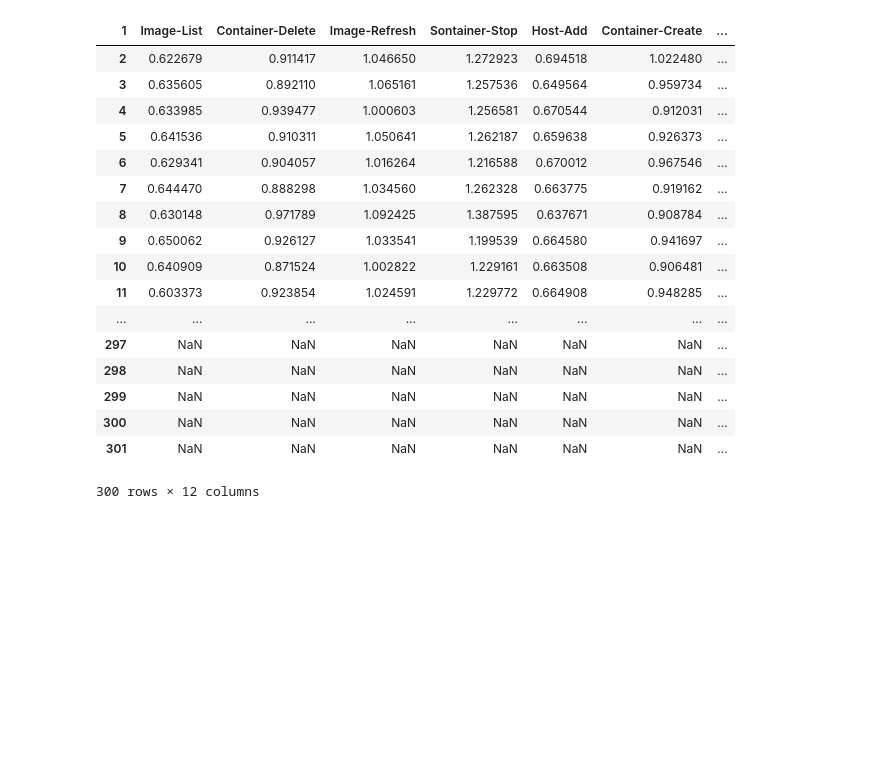
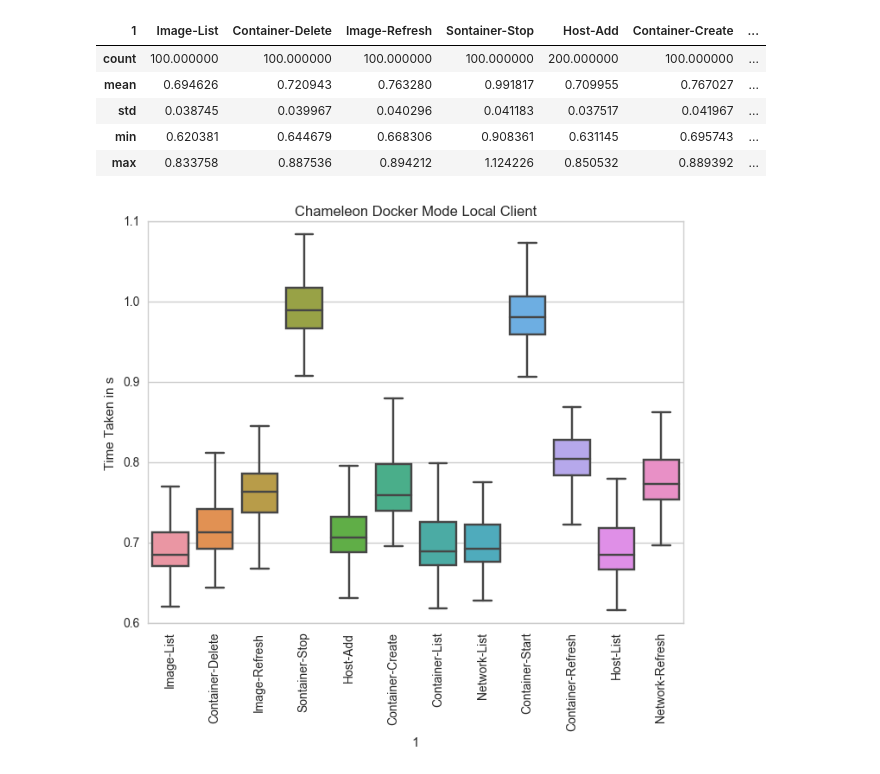
Before and after one commit to cloudmesh/cloudmesh-docker-eve, a Jupyter notebook: benchmark/Benchmark-Plot.ipynb, the cells around one changed output. Saved outputs shown, nothing was run; the diff lists cells and outputs as text; code cells hidden in the pictures; blank space fills up the shorter version.

```diff
--- a/benchmark/Benchmark-Plot.ipynb
+++ b/benchmark/Benchmark-Plot.ipynb
@@ -23,22 +29,20 @@ sns.set_style("whitegrid")
-# %%
-dfplot=df1.T.dropna(how='all')
-dfplot
-# %% [output]
-| 1 | Image-List | Container-Delete | Image-Refresh | Sontainer-Stop | Host-Add | Container-Create | ... |
-| 2 | 0.622679 | 0.911417 | 1.046650 | 1.272923 | 0.694518 | 1.022480 | ... |
-| 3 | 0.635605 | 0.892110 | 1.065161 | 1.257536 | 0.649564 | 0.959734 | ... |
-| 4 | 0.633985 | 0.939477 | 1.000603 | 1.256581 | 0.670544 | 0.912031 | ... |
-| 5 | 0.641536 | 0.910311 | 1.050641 | 1.262187 | 0.659638 | 0.926373 | ... |
-| 6 | 0.629341 | 0.904057 | 1.016264 | 1.216588 | 0.670012 | 0.967546 | ... |
-| 7 | 0.644470 | 0.888298 | 1.034560 | 1.262328 | 0.663775 | 0.919162 | ... |
-| 8 | 0.630148 | 0.971789 | 1.092425 | 1.387595 | 0.637671 | 0.908784 | ... |
-| 9 | 0.650062 | 0.926127 | 1.033541 | 1.199539 | 0.664580 | 0.941697 | ... |
-| 10 | 0.640909 | 0.871524 | 1.002822 | 1.229161 | 0.663508 | 0.906481 | ... |
-| 11 | 0.603373 | 0.923854 | 1.024591 | 1.229772 | 0.664908 | 0.948285 | ... |
-| ... | ... | ... | ... | ... | ... | ... | ... |
-| 297 | NaN | NaN | NaN | NaN | NaN | NaN | ... |
-| 298 | NaN | NaN | NaN | NaN | NaN | NaN | ... |
-| 299 | NaN | NaN | NaN | NaN | NaN | NaN | ... |
-| 300 | NaN | NaN | NaN | NaN | NaN | NaN | ... |
-| 301 | NaN | NaN | NaN | NaN | NaN | NaN | ... |
-300 rows × 12 columns
+# %%
+dfcl = pd.read_csv('docker_all-Chameleon-local-20170422202501.csv', names=list(range(1,500)))
+plt.figure(figsize=(8, 6))
+dfcl=dfcl.set_index(1)
+sns.set_style("whitegrid")
+dfplot=dfcl.T.dropna(how='all')
+sns.set_style("whitegrid")
+ax = sns.boxplot(dfplot,showfliers=False)
+ax.set_xticklabels(list(dfcl.index.values),rotation=90)
+ax.set_ylabel('Time Taken in s')
+sns.plt.title('Chameleon Docker Mode Local Client')
+dfplot.describe().dropna()
+# %% [output]
+| 1 | Image-List | Container-Delete | Image-Refresh | Sontainer-Stop | Host-Add | Container-Create | ... |
+| count | 100.000000 | 100.000000 | 100.000000 | 100.000000 | 200.000000 | 100.000000 | ... |
+| mean | 0.694626 | 0.720943 | 0.763280 | 0.991817 | 0.709955 | 0.767027 | ... |
+| std | 0.038745 | 0.039967 | 0.040296 | 0.041183 | 0.037517 | 0.041967 | ... |
+| min | 0.620381 | 0.644679 | 0.668306 | 0.908361 | 0.631145 | 0.695743 | ... |
+| max | 0.833758 | 0.887536 | 0.894212 | 1.124226 | 0.850532 | 0.889392 | ... |
+[figure, added]
```
Also changed, not shown: parts of 10 cells of this notebook, 1 other file.
